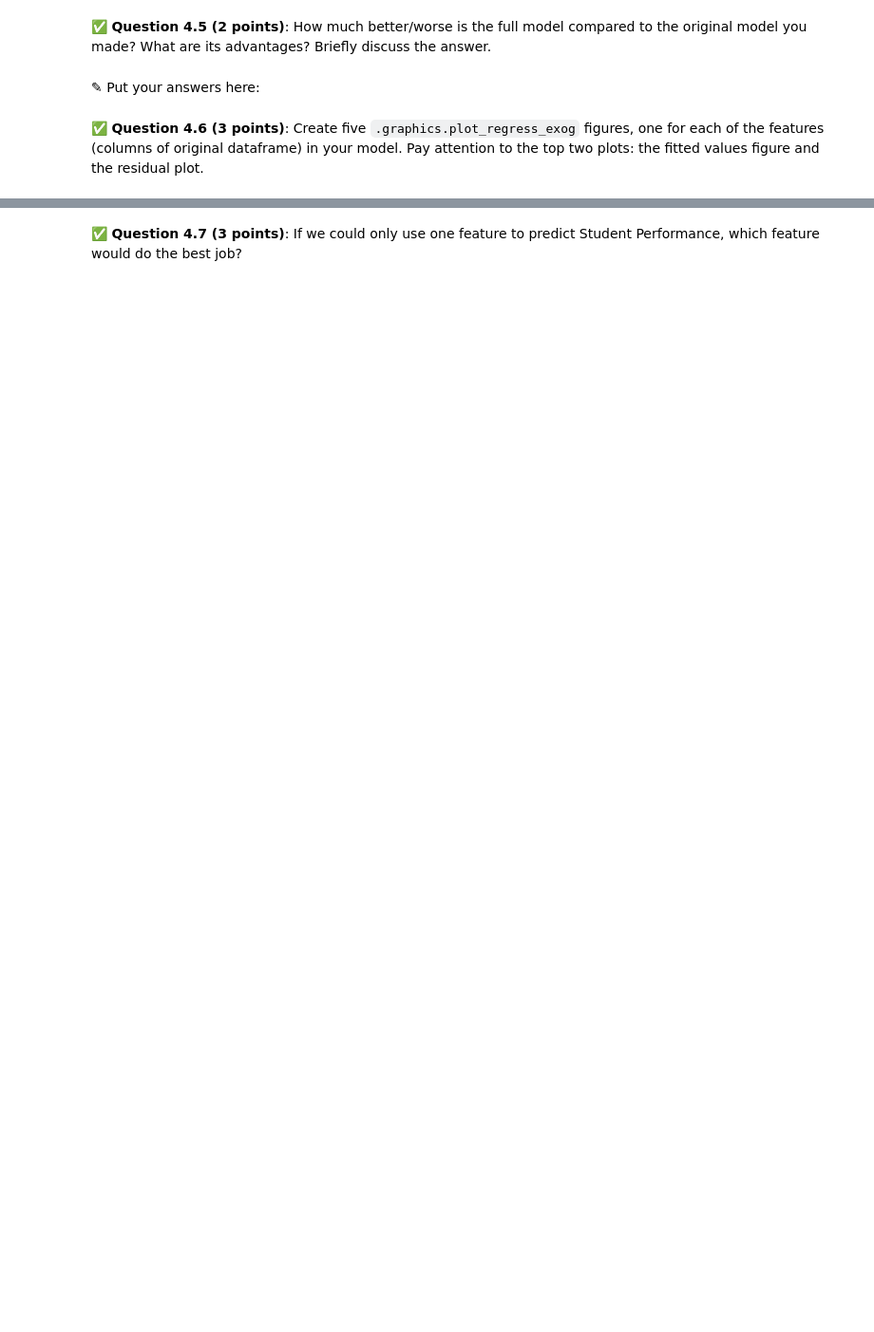
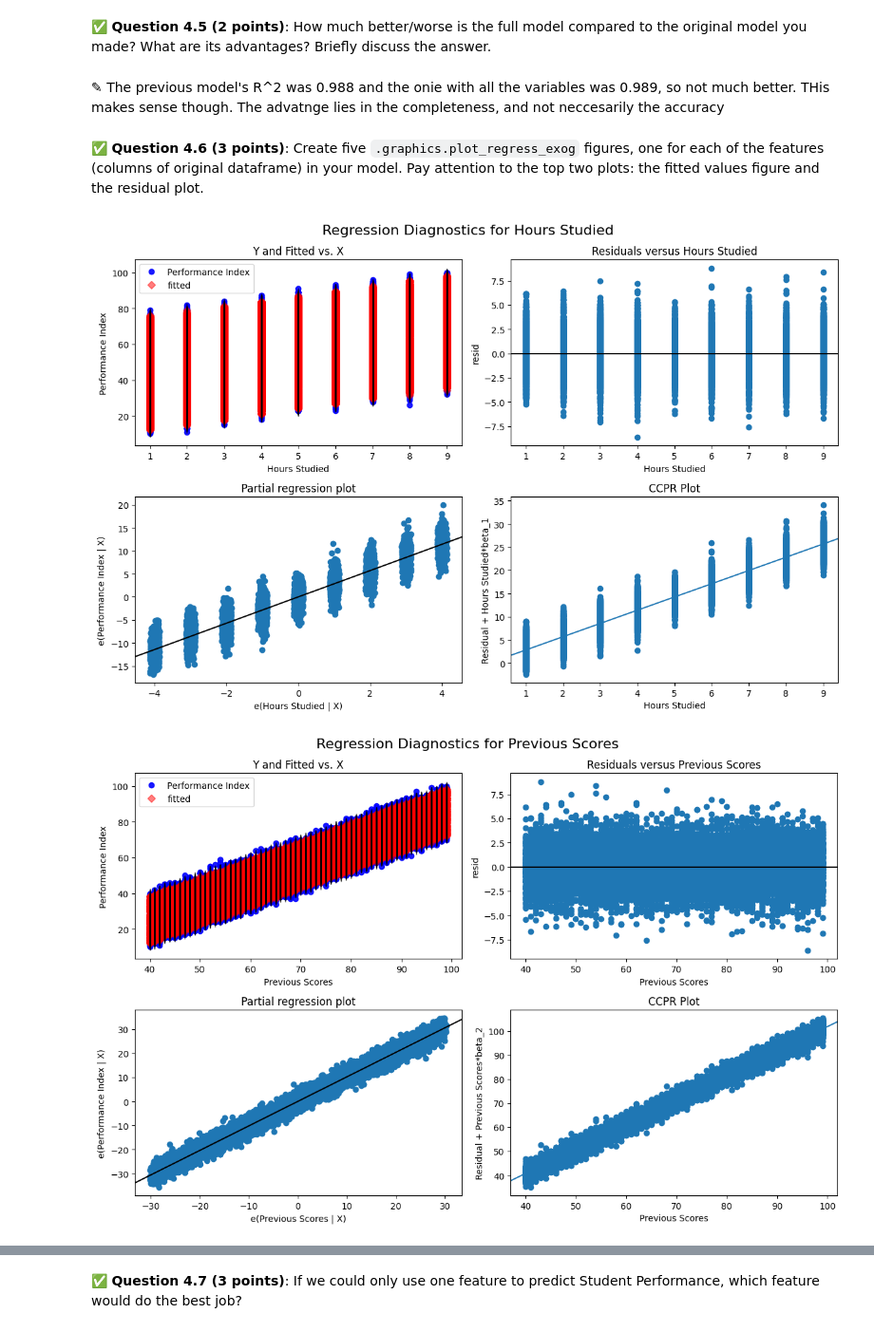
Before and after one commit to primeaud/CMSE202-f25-turnin, a Jupyter notebook: hw-03/HW-03_Regression-S25-STUDENT.ipynb, the cells around one changed output, grey strips where cells are left out. Shown at 95% size. Drawn from its saved outputs; the diff is of its cells as text; code cells hidden in the pictures; blank space fills up the shorter version.

```diff
--- a/hw-03/HW-03_Regression-S25-STUDENT.ipynb
+++ b/hw-03/HW-03_Regression-S25-STUDENT.ipynb
@@ -298,0 +364,25 @@ First, download and read in this synthetic dataset of Student Performance. `http
+# %%
+import pandas as pd
+import statsmodels.api as sm
+
+# Load the actual file
+df = pd.read_csv("Student_Performance.csv")
+
+# Convert 'Yes'/'No' to 1/0 (case-sensitive fix)
+df["Extracurricular Activities"] = df["Extracurricular Activities"].map({"Yes": 1, "No": 0})
+
+# Drop any rows with NaNs (in case mapping failed or other missing values)
+df_clean = df.dropna()
+
+# Define X and y
+X = df_clean.drop(columns=["Performance Index"])
+y = df_clean["Performance Index"]
+
+# Add constant term
+X = sm.add_constant(X)
+
+# Fit the model
+model = sm.OLS(y, X).fit()
+
+# Display the regression summary
+print(model.summary())
@@ -299,6 +407,6 @@ First, download and read in this synthetic dataset of Student Performance. `http
 # %% [markdown]
 &#9989;  **Question 4.5 (2 points)**: How much better/worse is the full model compared to the original model you made? What are its advantages? Briefly discuss the answer.
-# %% [markdown]
-<font size=+3>&#9998;</font> Put your answers here:
+# %% [markdown]
+<font size=+3>&#9998;</font> The previous model's R^2 was 0.988 and the onie with all the variables was 0.989, so not much better. THis makes sense though. The advatnge lies in the completeness, and not neccesarily the accuracy
 # %% [markdown]
 &#9989;  **Question 4.6 (3 points)**: Create five `.graphics.plot_regress_exog` figures, one for each of the features (columns of original dataframe) in your model. Pay attention to the top two plots: the fitted values figure and the residual plot.
@@ -306,0 +413,15 @@ First, download and read in this synthetic dataset of Student Performance. `http
+# %%
+# Put your code here.
+
+features = ['Hours Studied', 'Previous Scores', 'Extracurricular Activities',
+            'Sleep Hours', 'Sample Question Papers Practiced']
+
+for feature in features:
+    fig = plt.figure(figsize=(12, 8))
+    sm.graphics.plot_regress_exog(model, feature, fig=fig)
+    plt.suptitle(f"Regression Diagnostics for {feature}", fontsize=16)
+    plt.tight_layout()
+    plt.show()
+# %% [output]
+[figure, added]
+[figure, added]
```
Also changed, not shown: parts of 12 cells of this notebook.
